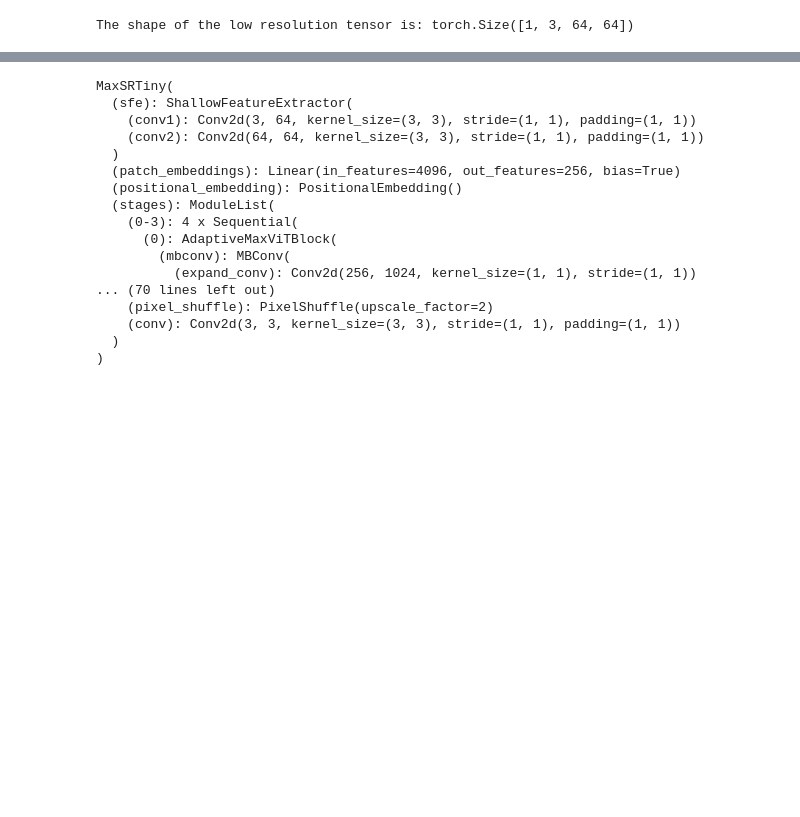
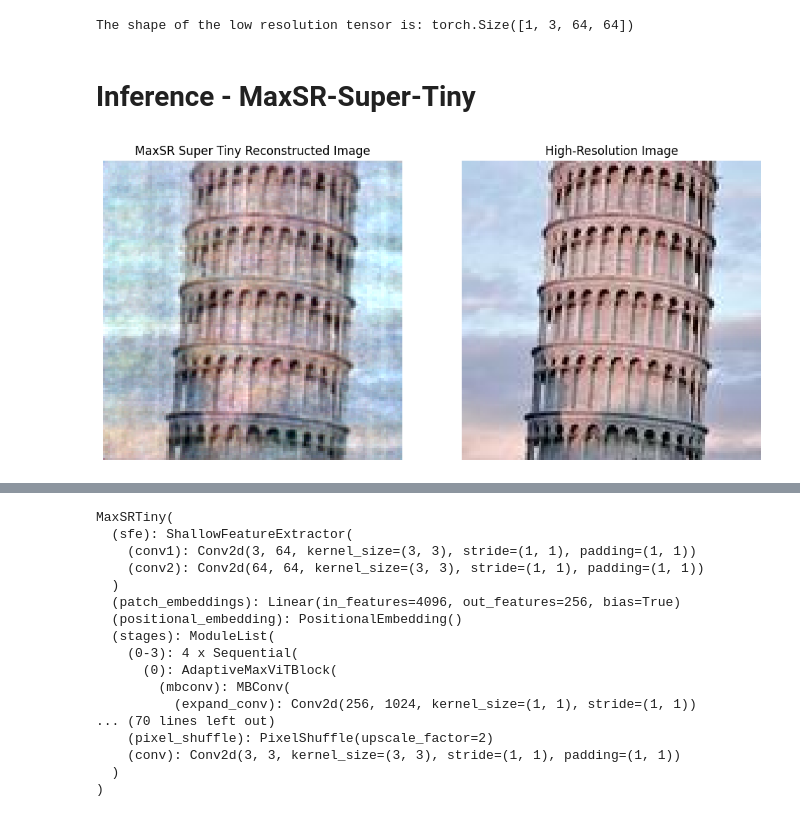
Before and after one commit to RyanWri/MaxSR, a Jupyter notebook: src/presentation_tiny.ipynb, the cells around one changed output, grey strips where cells are left out. Drawn from its saved outputs; the diff is of its cells as text; code cells hidden in the pictures; blank space fills up the shorter version.

```diff
--- a/src/presentation_tiny.ipynb
+++ b/src/presentation_tiny.ipynb
@@ -43,3 +48,16 @@ image_tensor = transform(lr_image).unsqueeze(0)
 print(f'The shape of the low resolution tensor is: {image_tensor.shape}')
 # %% [output]
 The shape of the low resolution tensor is: torch.Size([1, 3, 64, 64])
+# %% [markdown]
+# Inference - MaxSR-Super-Tiny
+# %%
+super_tiny_config = load_config(os.path.join(os.getcwd(), "config", "maxsr_super_tiny.yaml"))
+super_tiny_config = super_tiny_config["model_config"]
+
+# Load the pre-trained weights onto the correct device
+super_tiny_model = MaxSRSuperTiny(super_tiny_config)
+
+# Load the pre-trained weights
+model_path = "/home/linuxu/Documents/models/MaxSR-super-tiny/20240820_160331/checkpoints/model-epoch-452.pth"
+super_tiny_model.load_state_dict(torch.load(model_path, map_location=device))
+super_tiny_model = super_tiny_model.to(device)
@@ -45,0 +66,29 @@ The shape of the low resolution tensor is: torch.Size([1, 3, 64, 64])
+# %%
+with torch.no_grad():
+    image = load_image(lr_image_path).to(device)
+    output_image = super_tiny_model(image)
+
+output_image.shape
+# %%
+super_tiny_tensor = tensor_to_RGB_image(output_image)
+# %%
+reconstructed_super_tiny_image = Image.fromarray(super_tiny_tensor)
+
+# Plot the images side by side
+plt.figure(figsize=(12, 6))
+
+# Plot Reconstructed Image
+plt.subplot(1, 2, 1)
+plt.imshow(reconstructed_super_tiny_image)
+plt.title('MaxSR Super Tiny Reconstructed Image')
+plt.axis('off')
+
+# Plot High-Resolution Image
+plt.subplot(1, 2, 2)
+plt.imshow(hr_image)
+plt.title('High-Resolution Image')
+plt.axis('off')
+
+plt.show()
+# %% [output]
+[figure, added]
```
Also changed, not shown: parts of 20 cells of this notebook, 1 other file.
